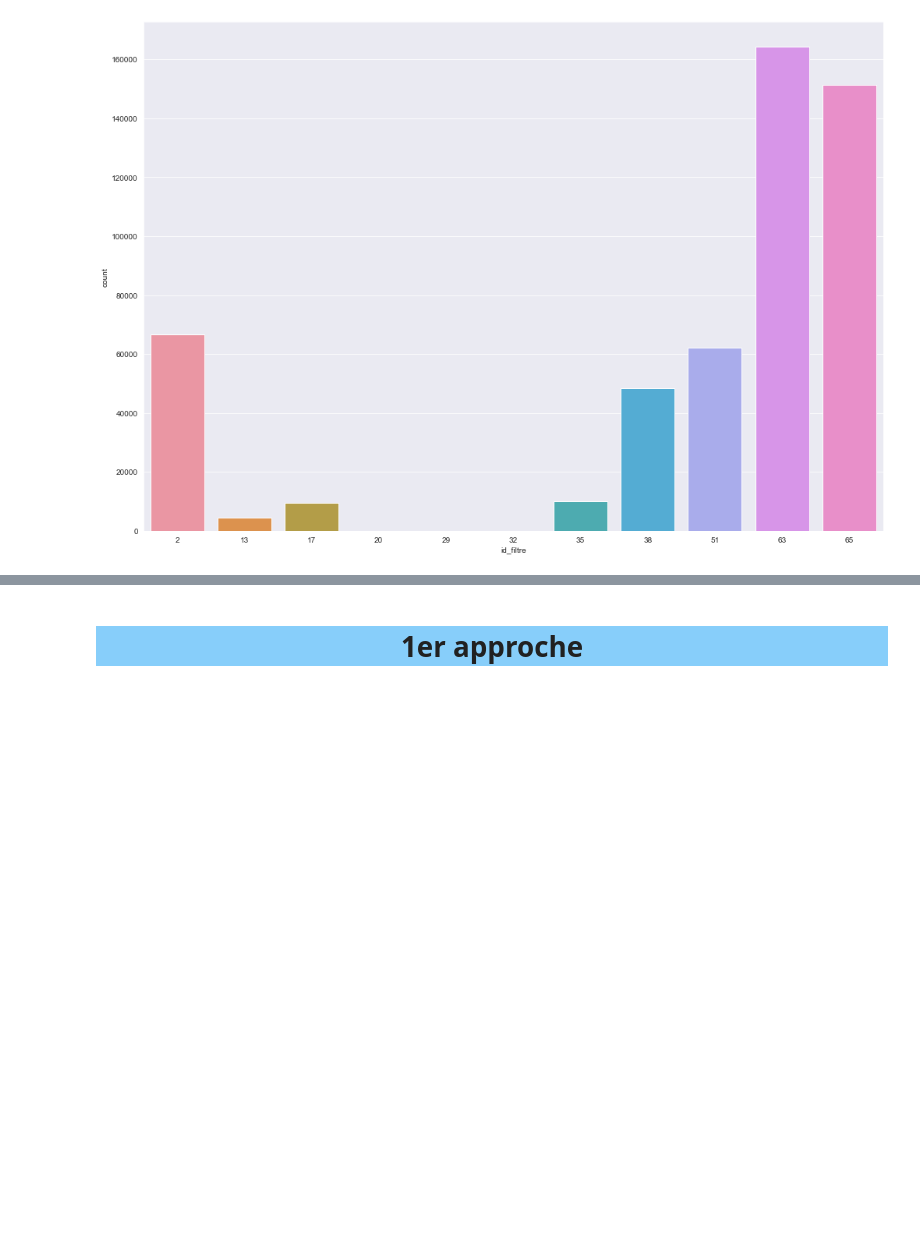
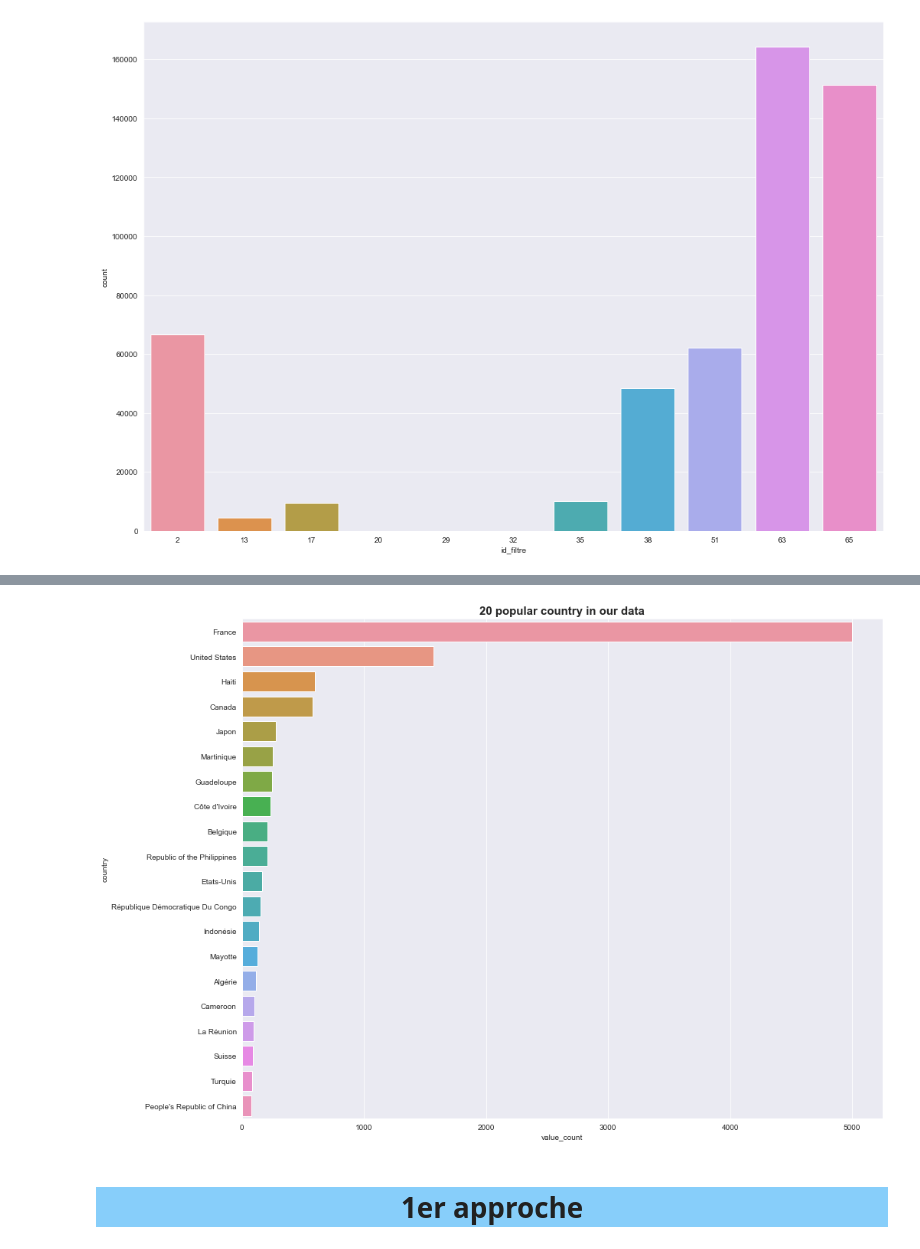
Before and after one commit to MohamedHmamouch/Earthquake_prediction, a Jupyter notebook: Notebook/Prediction_seisme_NLP.ipynb, the cells around one changed output, grey strips where cells are left out. Cells and saved outputs as stored; diff of their text form; code cells hidden in the pictures; blank space fills up the shorter version.

```diff
--- a/Notebook/Prediction_seisme_NLP.ipynb
+++ b/Notebook/Prediction_seisme_NLP.ipynb
@@ -214,0 +251,9 @@ nom
+# %%
+plt.figure(figsize=(15,12))
+country_count=categorical_data['country'].value_counts().reset_index()
+country_count.columns=['country','value_count']
+sns.barplot(data=country_count[:20],y='country',x='value_count')
+plt.title('20 popular country in our data',fontweight='bold',fontsize=15)
+plt.show()
+# %% [output]
+[figure, added]
```
Also changed, not shown: parts of 15 cells of this notebook.
